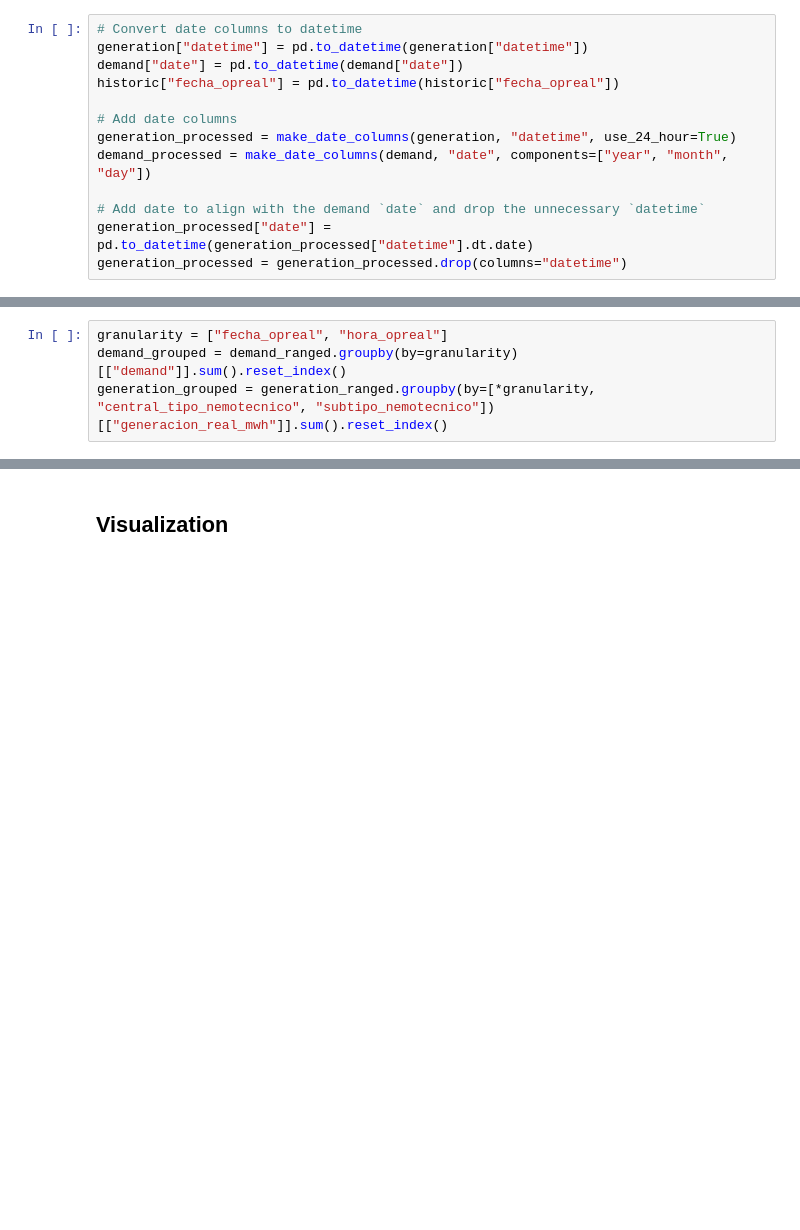
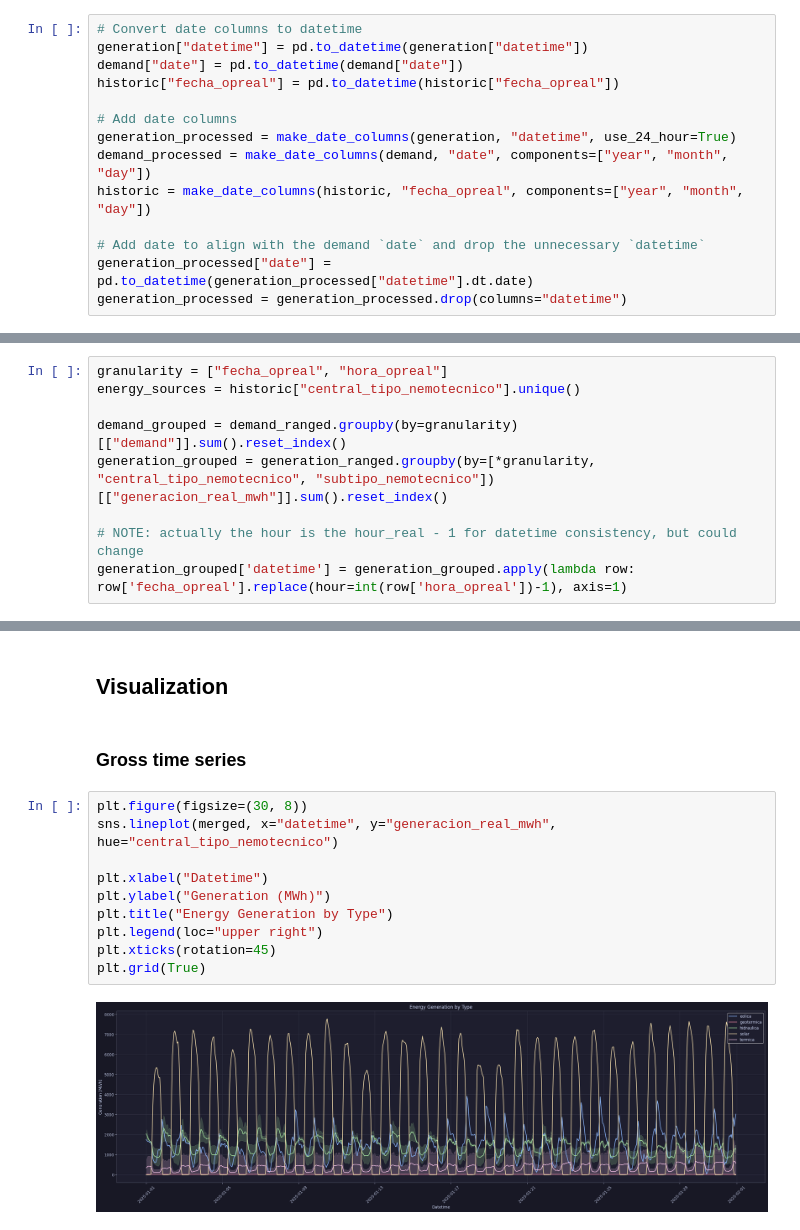
Before and after one commit to UCM-Industrial/Forecast_J.Troncoso, a Jupyter notebook: notebooks/01_data_exploration.ipynb, the cells around one changed output, grey strips where cells are left out. Saved outputs shown, nothing was run; the diff lists cells and outputs as text; blank space fills up the shorter version.

Commit message:
Add initial analysis plots

```diff
--- a/notebooks/01_data_exploration.ipynb
+++ b/notebooks/01_data_exploration.ipynb
@@ -110,6 +110,7 @@ historic["fecha_opreal"] = pd.to_datetime(historic["fecha_opreal"])
 # Add date columns
 generation_processed = make_date_columns(generation, "datetime", use_24_hour=True)
 demand_processed = make_date_columns(demand, "date", components=["year", "month", "day"])
+historic = make_date_columns(historic, "fecha_opreal", components=["year", "month", "day"])
 
 # Add date to align with the demand `date` and drop the unnecessary `datetime`
 generation_processed["date"] = pd.to_datetime(generation_processed["datetime"].dt.date)
@@ -163,6 +155,11 @@ historic.head()
 # %%
 granularity = ["fecha_opreal", "hora_opreal"]
+energy_sources = historic["central_tipo_nemotecnico"].unique()
+
 demand_grouped = demand_ranged.groupby(by=granularity)[["demand"]].sum().reset_index()
 generation_grouped = generation_ranged.groupby(by=[*granularity, "central_tipo_nemotecnico", "subtipo_nemotecnico"])[["generacion_real_mwh"]].sum().reset_index()
+
+# NOTE: actually the hour is the hour_real - 1 for datetime consistency, but could change
+generation_grouped['datetime'] = generation_grouped.apply(lambda row: row['fecha_opreal'].replace(hour=int(row['hora_opreal'])-1), axis=1)
 # %%
 merged = generation_grouped.merge(demand_grouped, how="inner", on=["fecha_opreal", "hora_opreal"])
@@ -169,2 +174,16 @@ merged = generation_grouped.merge(demand_grouped, how="inner", on=["fecha_opreal
 # %% [markdown]
 ## Visualization
+# %% [markdown]
+### Gross time series
+# %%
+plt.figure(figsize=(30, 8))
+sns.lineplot(merged, x="datetime", y="generacion_real_mwh", hue="central_tipo_nemotecnico")
+
+plt.xlabel("Datetime")
+plt.ylabel("Generation (MWh)")
+plt.title("Energy Generation by Type")
+plt.legend(loc="upper right")
+plt.xticks(rotation=45)
+plt.grid(True)
+# %% [output]
+[figure, added]
```
Also changed, not shown: parts of 16 cells of this notebook, 7 other files.
